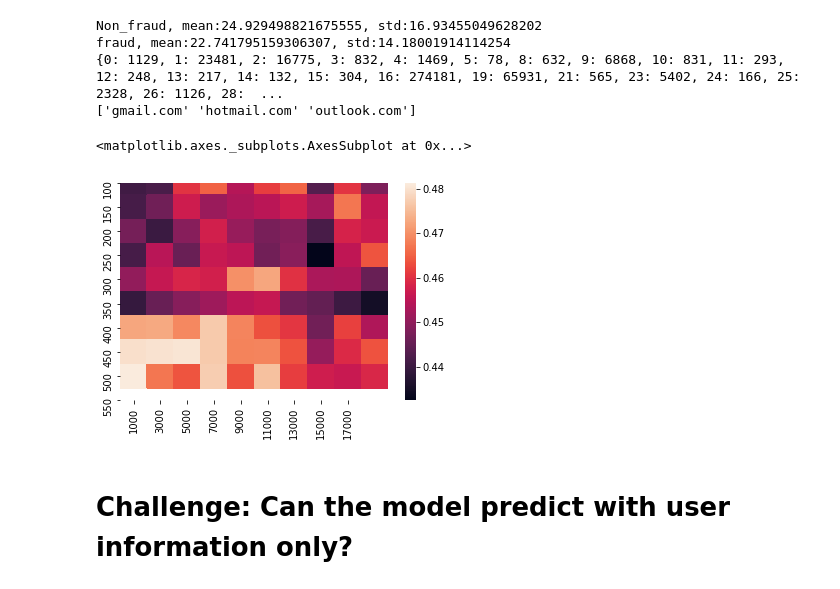
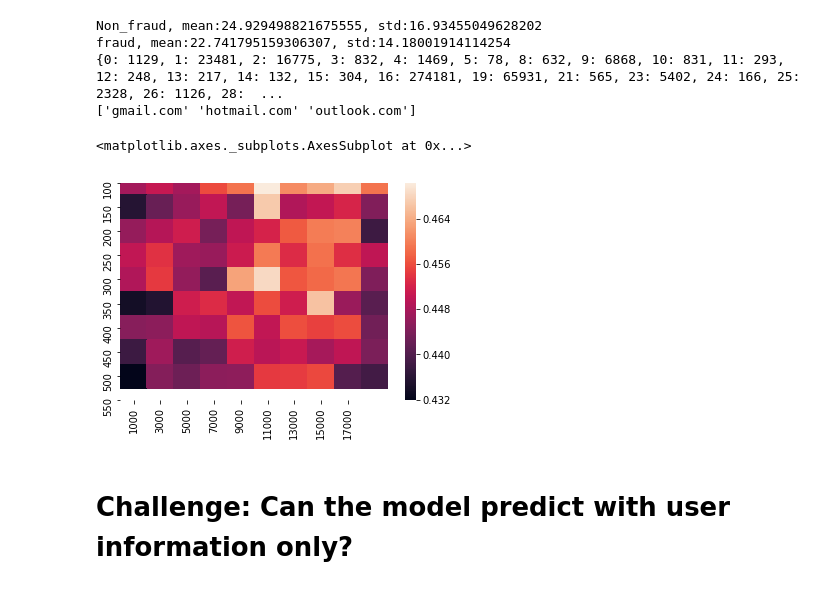
Before and after one commit to uda129/kaggle_fraud_detecion, a Jupyter notebook: fraud_detecion.ipynb, the cells around one changed output. Cells and saved outputs as stored; diff of their text form; code cells hidden in the pictures.

```diff
--- a/fraud_detecion.ipynb
+++ b/fraud_detecion.ipynb
@@ -548,28 +548,41 @@ fraud, mean:22.741795159306307, std:14.18001914114254
 {0: 1129, 1: 23481, 2: 16775, 3: 832, 4: 1469, 5: 78, 8: 632, 9: 6868, 10: 831, 11: 293, 12: 248, 13: 217, 14: 132, 15: 304, 16: 274181, 19: 65931, 21: 565, 23: 5402, 24: 166, 25: 2328, 26: 1126, 28:  ...
 ['gmail.com' 'hotmail.com' 'outlook.com']
 # %%
-## un-finished, (x,y) value passed into model need to Label-encode first
-
 c1 = np.arange(1000, 18000, 2000) # card1
 c2 = np.arange(100, 600, 50)      # card2
 random_smaples=10000
+
+key = label_encoder['card1'].classes_.astype(int)
+value = label_encoder['card1'].classes_
+c1_dict=dict(zip(key, value))
+
+key = label_encoder['card2'].classes_.astype(float).astype(int)
+value = label_encoder['card2'].classes_
+c2_dict=dict(zip(key, value))
+
+c1_c = label_encoder['card1'].classes_
+c2_c = label_encoder['card2'].classes_
 
 matr_pred=[]
 for x in c1:
     row_pred=[]
     for y in c2:
         s = tr.sample(random_smaples)
-        s['card1']=x
-        s['card2']=y
+        x_ = find_nearest(list(c1_dict.keys()), x)
+        y_ = find_nearest(list(c2_dict.keys()), y)
+        x_ = label_encoder['card1'].transform([c1_dict[x_]])
+        y_ = label_encoder['card2'].transform([c2_dict[y_]])
+        s['card1']=int(x_[0])
+        s['card2']=int(y_[0])
         pred = gsearch.best_estimator_.predict(s)
         row_pred.append(np.mean(pred))
     matr_pred.append(row_pred)
 matr_pred = np.array(matr_pred)
 
 sns.heatmap(matr_pred, xticklabels=c1, yticklabels=c2)
 # %% [output]
 <matplotlib.axes._subplots.AxesSubplot at 0x...>
-[figure, old version]
+[figure, new version]
 # %% [markdown]
 # Challenge: Can the model predict with user information only?
 # %%
```
Also changed, not shown: parts of 2 cells of this notebook.
